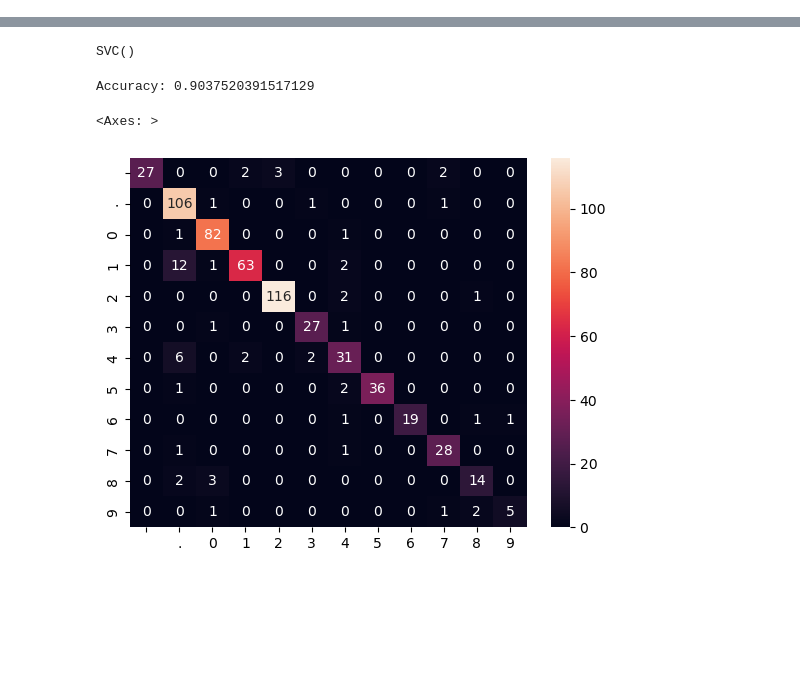
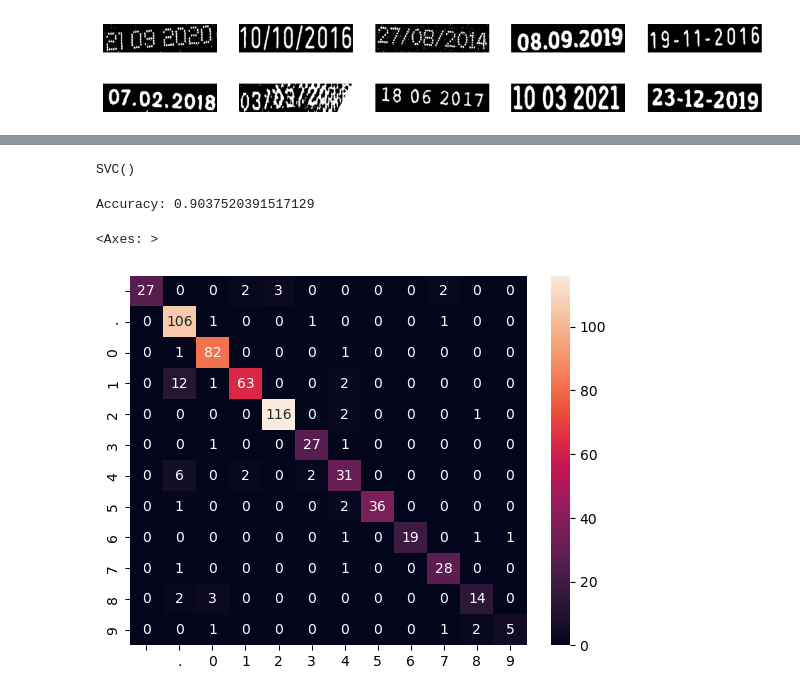
Before and after one commit to obertcoy/expiry-date-recognition, a Jupyter notebook: traditional/svm/svm.ipynb, the cells around one changed output, grey strips where cells are left out. Drawn from its saved outputs; the diff is of its cells as text; code cells hidden in the pictures; blank space fills up the shorter version.

```diff
--- a/traditional/svm/svm.ipynb
+++ b/traditional/svm/svm.ipynb
@@ -24,18 +25,13 @@ pytesseract.pytesseract.tesseract_cmd = r'C:\Program Files\Tesseract-OCR\tessera
 # %%
 def preprocess_date_image(image):
     original_image = cv2.resize(image, (DATE_IMAGE_WIDTH, DATE_IMAGE_HEIGHT))
-    plt.imshow(original_image)
-    plt.show()
+
     image = cv2.cvtColor(original_image, cv2.COLOR_BGR2GRAY)
-    plt.imshow(image, cmap='gray')
-    plt.show()
     _, th3 = cv2.threshold(image, 0, 255, cv2.THRESH_BINARY + cv2.THRESH_OTSU)
-    plt.imshow(th3, cmap='gray')
-    plt.show()
+
     black_count = np.sum(th3 == 0)
     white_count = np.sum(th3 == 255)
 
-    plt.show()
     if black_count < white_count:
         image = cv2.bitwise_not(th3)
     else:
@@ -86,6 +83,29 @@ def segment_image(image):
     images = [cv2.copyMakeBorder(image, 10, 10, 10, 10, cv2.BORDER_CONSTANT, value=[0, 0, 0]) for image in images]
 
     return images
+# %%
+# sample images
+
+# preprocessed image
+
+images = os.listdir(DATASET_PATH)[:10]
+
+
+plt.subplots(2, 5, figsize=(12, 2))
+for index, image_name in enumerate(images):
+    image_path = os.path.join(DATASET_PATH, image_name)
+
+    original_image = cv2.imread(image_path)
+
+    image, original_image = preprocess_date_image(original_image)
+
+    plt.subplot(2, 5, index + 1)
+    plt.imshow(image, cmap='gray')
+    plt.axis('off')
+
+plt.show()
+# %% [output]
+[figure, added]
 # %%
 images = os.listdir(DATASET_PATH)
 
```
Also changed, not shown: parts of 11 cells of this notebook, 1 other file.
